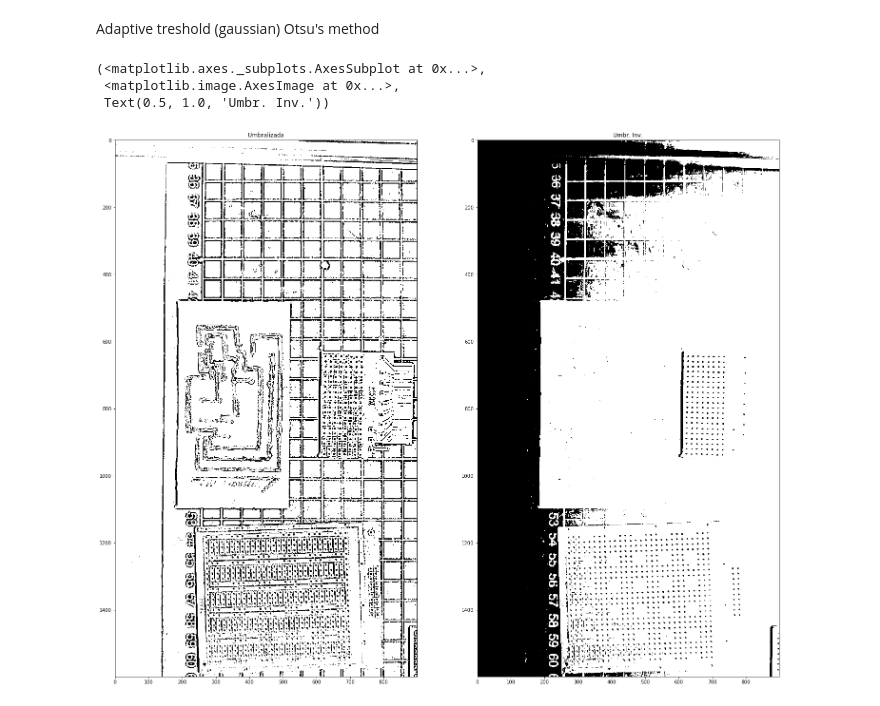
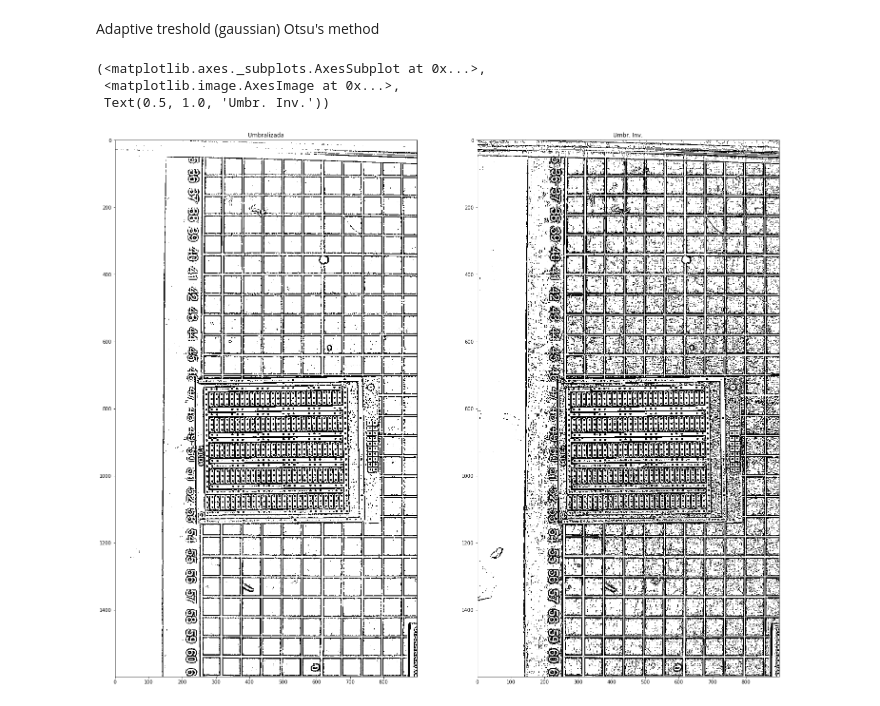
Before and after one commit to aojedao/PCBMillQualityControl, a Jupyter notebook: NotebookBackup.ipynb, the cells around one changed output. Drawn from its saved outputs; the diff is of its cells as text; code cells hidden in the pictures.

```diff
--- a/NotebookBackup.ipynb
+++ b/NotebookBackup.ipynb
@@ -70,25 +71,25 @@ Otsu's method
 # %%
 #Adaptative thersholding
 # SE CARGAN LAS IMAGENES
-img2 = cv2.imread('/home/user/Documents/UN/TIA/Proyecto/PCBMillQualityControl/TestPics/PCB7.jpg',0)
+img2 = cv2.imread('/home/user/Documents/UN/TIA/Proyecto/PCBMillQualityControl/TestPics/PCB9.jpg',0)
 img2 = cv2.medianBlur(img2,1)
 
 th2 = cv2.adaptiveThreshold(img2,255,cv2.ADAPTIVE_THRESH_MEAN_C,\
-            cv2.THRESH_BINARY,11,8)
+            cv2.THRESH_BINARY,9,8)
 #Gaussiano
 th3 = cv2.adaptiveThreshold(img2,255,cv2.ADAPTIVE_THRESH_GAUSSIAN_C,\
-            cv2.THRESH_BINARY,9,2)
+            cv2.THRESH_BINARY,11,2)
 
 nlbw = cv2.medianBlur(th2, 7)
 
 blur = cv2.GaussianBlur(img2,(1,1),0)
 ret3,th4 = cv2.threshold(blur,0,255,cv2.THRESH_BINARY+cv2.THRESH_OTSU)
 
 plt.figure(2,figsize=(25, 25))
 plt.subplot(121), plt.imshow(th2, cmap='gray'), plt.title('Umbralizada')
-plt.subplot(122), plt.imshow(th4, cmap='gray'), plt.title('Umbr. Inv.')
+plt.subplot(122), plt.imshow(th3, cmap='gray'), plt.title('Umbr. Inv.')
 # %% [output]
 (<matplotlib.axes._subplots.AxesSubplot at 0x...>,
  <matplotlib.image.AxesImage at 0x...>,
  Text(0.5, 1.0, 'Umbr. Inv.'))
-[figure, old version]
+[figure, new version]
```
Also changed, not shown: parts of 6 cells of this notebook.
